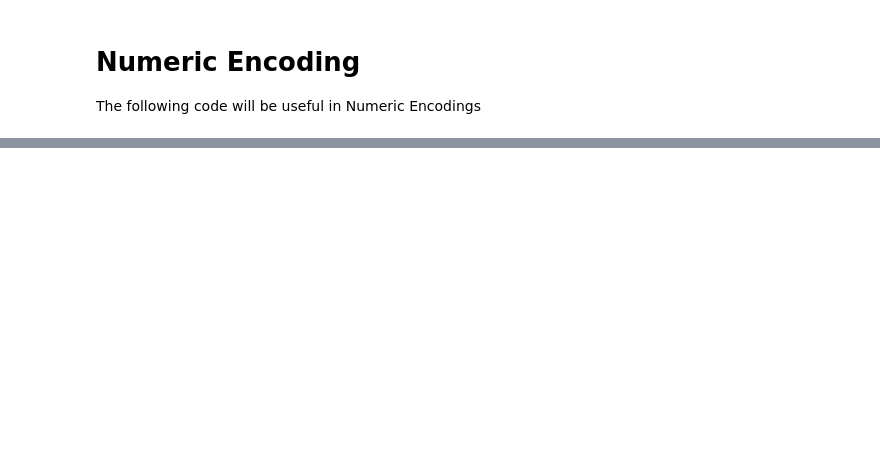
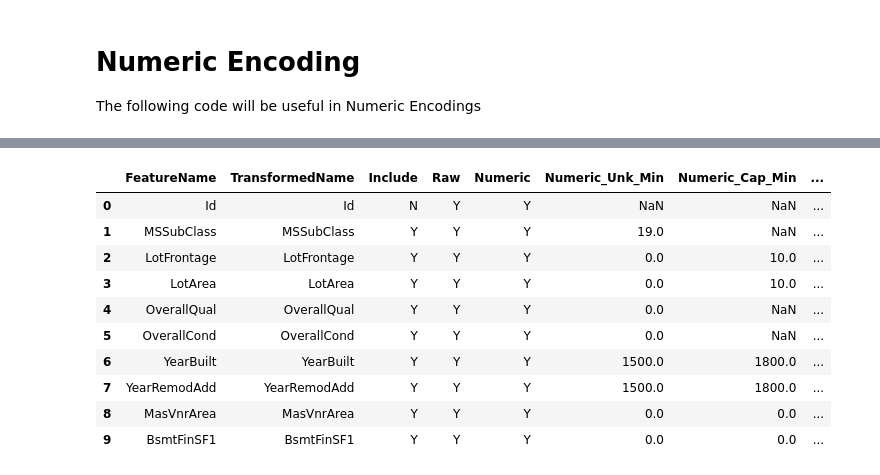
Before and after one commit to clementstross/PipelineConstruction, a Jupyter notebook: notebooks/Numeric_Pipeline_Builder.ipynb, the cells around one changed output, grey strips where cells are left out. Saved outputs shown, nothing was run; the diff lists cells and outputs as text; code cells hidden in the pictures; blank space fills up the shorter version.

```diff
--- a/notebooks/Numeric_Pipeline_Builder.ipynb
+++ b/notebooks/Numeric_Pipeline_Builder.ipynb
@@ -36,0 +87,15 @@ X_df.head()
+# %%
+control_sheet = pd.read_csv("..//controls/Housing_Numeric_ControlSheet.csv")
+control_sheet
+# %% [output]
+|  | FeatureName | TransformedName | Include | Raw | Numeric | Numeric_Unk_Min | Numeric_Cap_Min | ... |
+| 0 | Id | Id | N | Y | Y | NaN | NaN | ... |
+| 1 | MSSubClass | MSSubClass | Y | Y | Y | 19.0 | NaN | ... |
+| 2 | LotFrontage | LotFrontage | Y | Y | Y | 0.0 | 10.0 | ... |
+| 3 | LotArea | LotArea | Y | Y | Y | 0.0 | 10.0 | ... |
+| 4 | OverallQual | OverallQual | Y | Y | Y | 0.0 | NaN | ... |
+| 5 | OverallCond | OverallCond | Y | Y | Y | 0.0 | NaN | ... |
+| 6 | YearBuilt | YearBuilt | Y | Y | Y | 1500.0 | 1800.0 | ... |
+| 7 | YearRemodAdd | YearRemodAdd | Y | Y | Y | 1500.0 | 1800.0 | ... |
+| 8 | MasVnrArea | MasVnrArea | Y | Y | Y | 0.0 | 0.0 | ... |
+| 9 | BsmtFinSF1 | BsmtFinSF1 | Y | Y | Y | 0.0 | 0.0 | ... |
```
Also changed, not shown: parts of 66 cells of this notebook, 3 other files.
